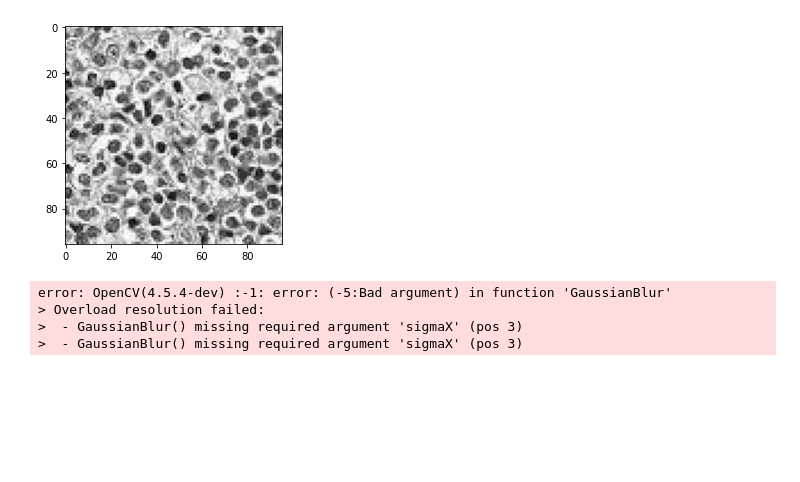
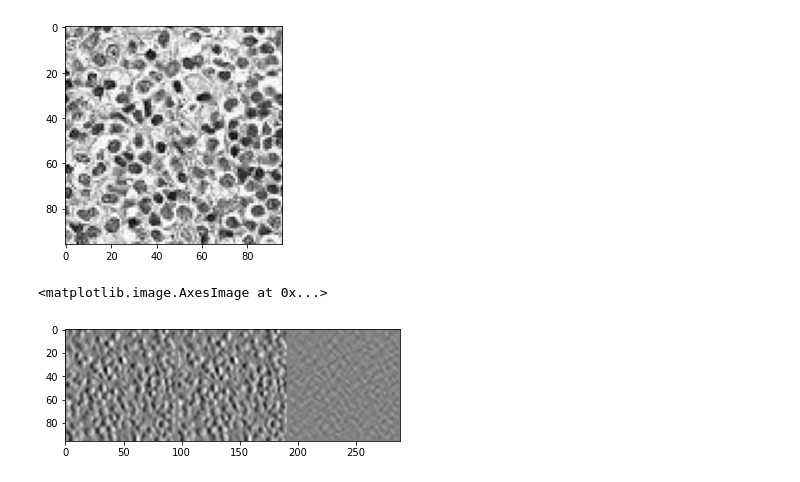
Before and after one commit to melody617/CS153-Computer-Vision, a Jupyter notebook: mini-patch.ipynb, the cells around one changed output. Saved outputs shown, nothing was run; the diff lists cells and outputs as text; code cells hidden in the pictures; blank space fills up the shorter version.

```diff
--- a/mini-patch.ipynb
+++ b/mini-patch.ipynb
@@ -94,25 +96,26 @@ plt.imshow(img_gray,  cmap = plt.cm.gray)
 # %%
 # Sobel Edge Detection
 # Sobel Edge Detection
 import cv2
 
 img_blur = cv2.GaussianBlur(img_gray, (3,3), 0)
-img_blur = cv2.GaussianBlur(pcam_list[0]['image'],(96,96), SigmaX=0, SigmaY=0)
 sobelx = cv2.Sobel(src=img_blur, ddepth=cv2.CV_64F, dx=1, dy=0, ksize=5) # Sobel Edge Detection on the X axis
 sobely = cv2.Sobel(src=img_blur, ddepth=cv2.CV_64F, dx=0, dy=1, ksize=5) # Sobel Edge Detection on the Y axis
 sobelxy = cv2.Sobel(src=img_blur, ddepth=cv2.CV_64F, dx=1, dy=1, ksize=5) # Combined X and Y Sobel Edge Detection
 
 
 # Display Sobel Edge Detection Images
-cv2.imshow('Sobel X', sobelx)
-cv2.waitKey(0)
+# cv2.imshow('Sobel X', sobelx)
+# cv2.imshow('Sobel Y', sobely)
+# cv2.imshow('Sobel X Y using Sobel() function', sobelxy)
+Hori = np.concatenate((sobelx, sobelx, sobelxy), axis=1)
+plt.imshow(Hori, cmap = plt.cm.gray)
 
-cv2.imshow('Sobel Y', sobely)
-cv2.waitKey(0)
-cv2.imshow('Sobel X Y using Sobel() function', sobelxy)
-cv2.waitKey(0)
+
+# cv2.imshow('HORIZONTAL', Hori)
+# cv2.waitKey(0)
+# cv2.imshow('Sobel X Y using Sobel() function', sobelxy)
+# cv2.waitKey(0)
 # %% [output]
-error: OpenCV(4.5.4-dev) :-1: error: (-5:Bad argument) in function 'GaussianBlur'
-> Overload resolution failed:
->  - GaussianBlur() missing required argument 'sigmaX' (pos 3)
->  - GaussianBlur() missing required argument 'sigmaX' (pos 3)
+<matplotlib.image.AxesImage at 0x...>
+[figure, added]
```
Also changed, not shown: parts of 3 cells of this notebook, 1 other file.
